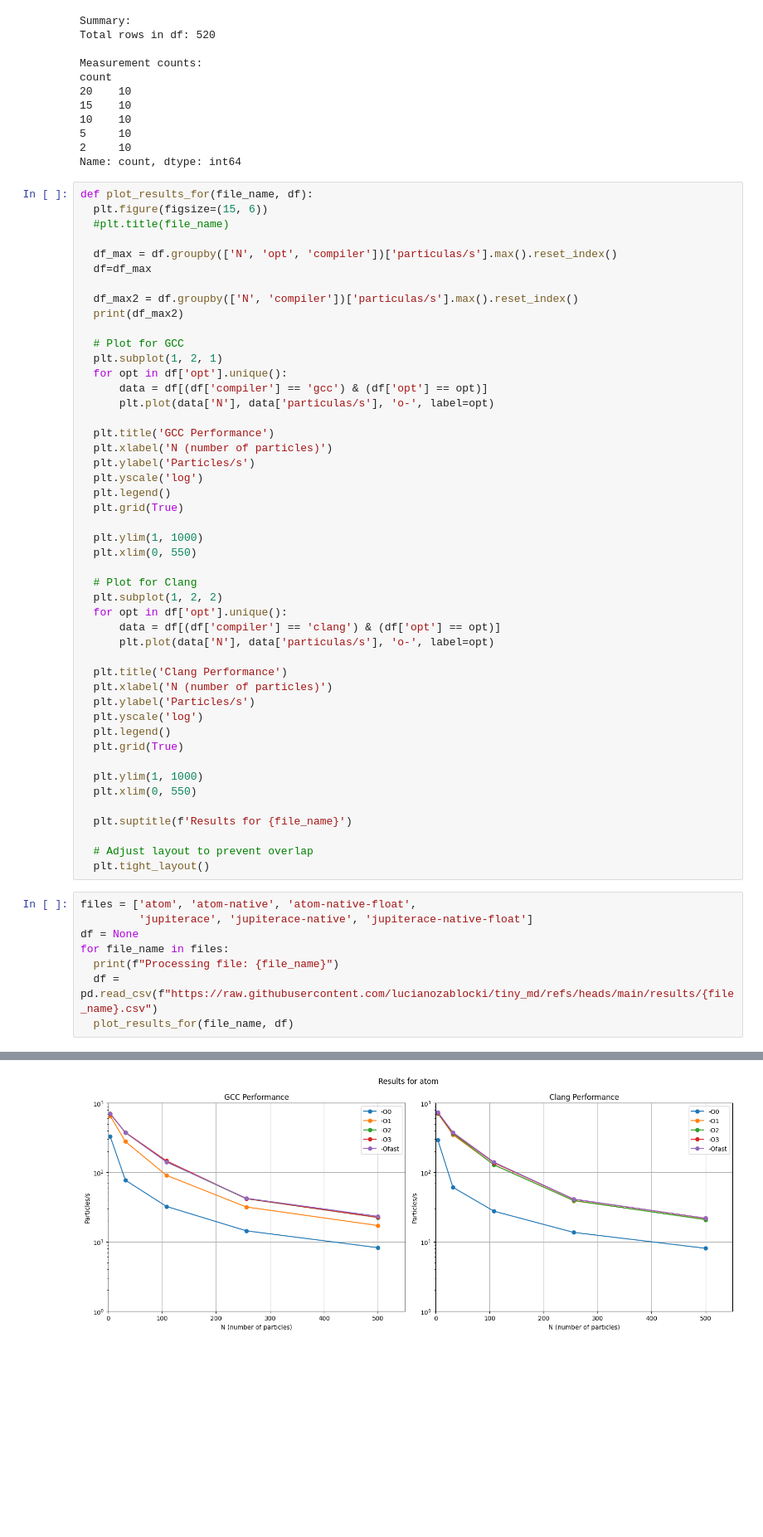
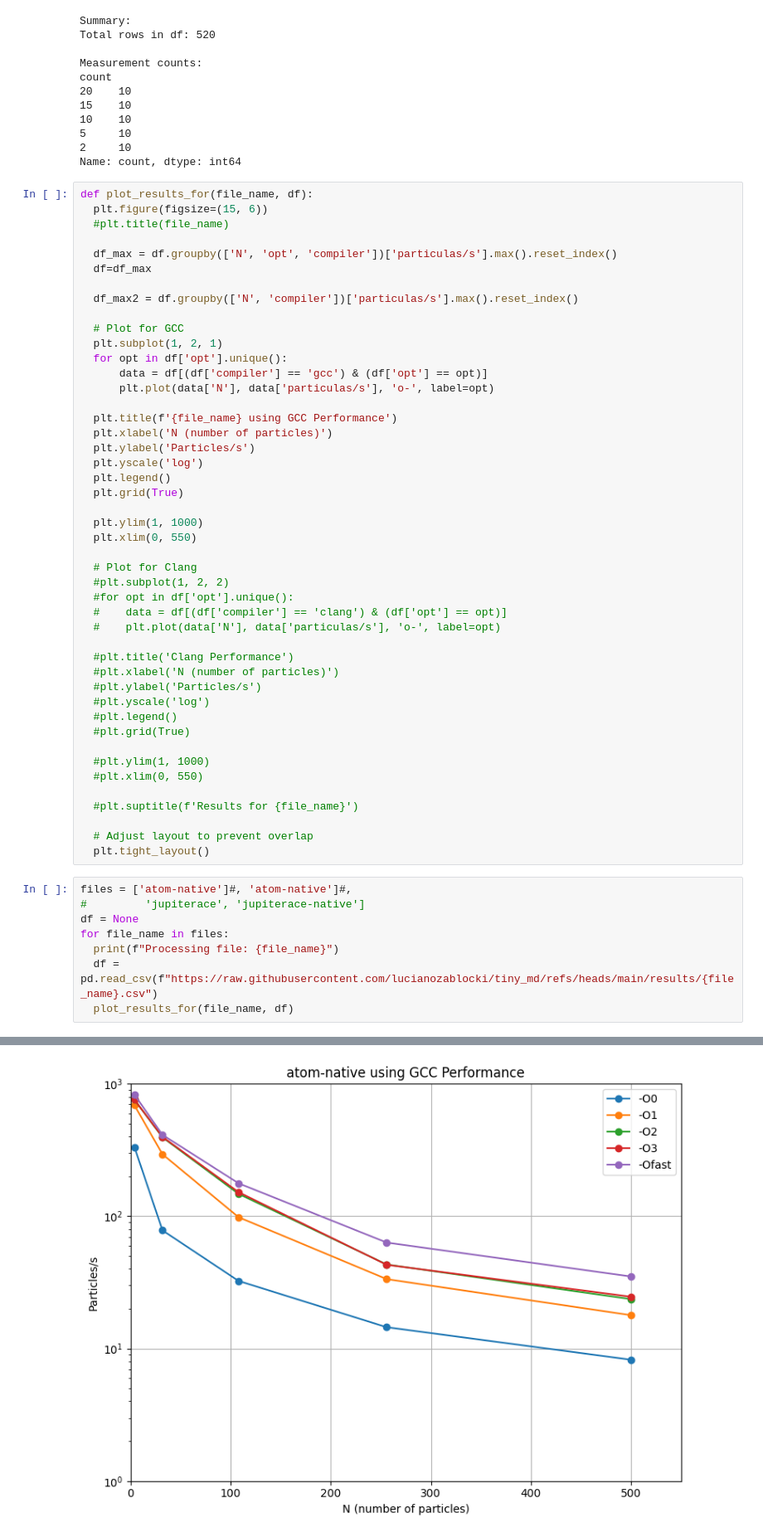
Before and after one commit to lucianozablocki/tiny_md, a Jupyter notebook: cp_lab1.ipynb, the cells around one changed output, grey strips where cells are left out. Shown at 83% size. Saved outputs shown, nothing was run; the diff lists cells and outputs as text; blank space fills up the shorter version.

```diff
--- a/cp_lab1.ipynb
+++ b/cp_lab1.ipynb
@@ -60,7 +60,6 @@ def plot_results_for(file_name, df):
   df=df_max
 
   df_max2 = df.groupby(['N', 'compiler'])['particulas/s'].max().reset_index()
-  print(df_max2)
 
   # Plot for GCC
   plt.subplot(1, 2, 1)
@@ -68,7 +67,7 @@ def plot_results_for(file_name, df):
       data = df[(df['compiler'] == 'gcc') & (df['opt'] == opt)]
       plt.plot(data['N'], data['particulas/s'], 'o-', label=opt)
 
-  plt.title('GCC Performance')
+  plt.title(f'{file_name} using GCC Performance')
   plt.xlabel('N (number of particles)')
   plt.ylabel('Particles/s')
   plt.yscale('log')
@@ -79,28 +78,28 @@ def plot_results_for(file_name, df):
   plt.xlim(0, 550)
 
   # Plot for Clang
-  plt.subplot(1, 2, 2)
-  for opt in df['opt'].unique():
-      data = df[(df['compiler'] == 'clang') & (df['opt'] == opt)]
-      plt.plot(data['N'], data['particulas/s'], 'o-', label=opt)
+  #plt.subplot(1, 2, 2)
+  #for opt in df['opt'].unique():
+  #    data = df[(df['compiler'] == 'clang') & (df['opt'] == opt)]
+  #    plt.plot(data['N'], data['particulas/s'], 'o-', label=opt)
 
-  plt.title('Clang Performance')
-  plt.xlabel('N (number of particles)')
-  plt.ylabel('Particles/s')
-  plt.yscale('log')
-  plt.legend()
-  plt.grid(True)
+  #plt.title('Clang Performance')
+  #plt.xlabel('N (number of particles)')
+  #plt.ylabel('Particles/s')
+  #plt.yscale('log')
+  #plt.legend()
+  #plt.grid(True)
 
-  plt.ylim(1, 1000)
-  plt.xlim(0, 550)
+  #plt.ylim(1, 1000)
+  #plt.xlim(0, 550)
 
-  plt.suptitle(f'Results for {file_name}')
+  #plt.suptitle(f'Results for {file_name}')
 
   # Adjust layout to prevent overlap
   plt.tight_layout()
 # %%
-files = ['atom', 'atom-native', 'atom-native-float',
-         'jupiterace', 'jupiterace-native', 'jupiterace-native-float']
+files = ['atom-native']#, 'atom-native']#,
+#         'jupiterace', 'jupiterace-native']
 df = None
 for file_name in files:
   print(f"Processing file: {file_name}")
@@ -127 +110 @@ Processing file: atom
-[figure, old version]
+[figure, new version]
```
Also changed, not shown: parts of 4 cells of this notebook.
